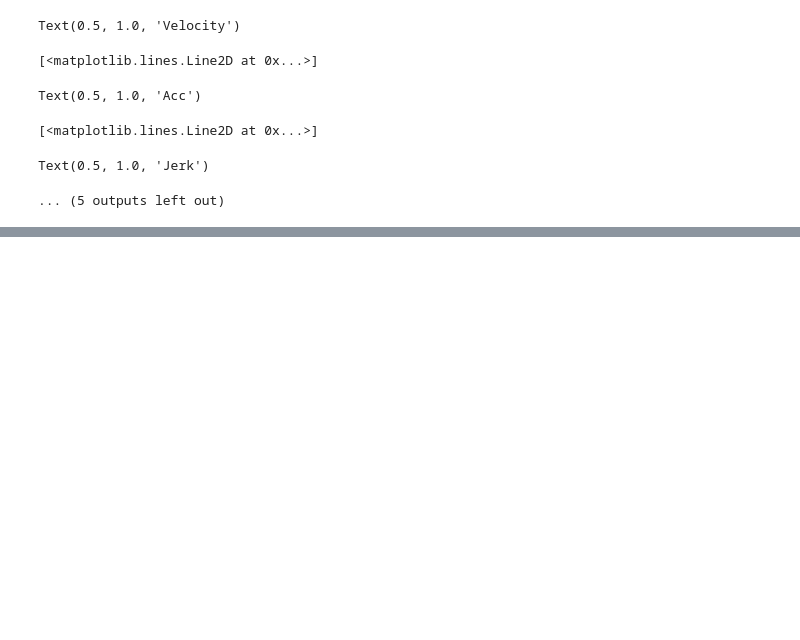
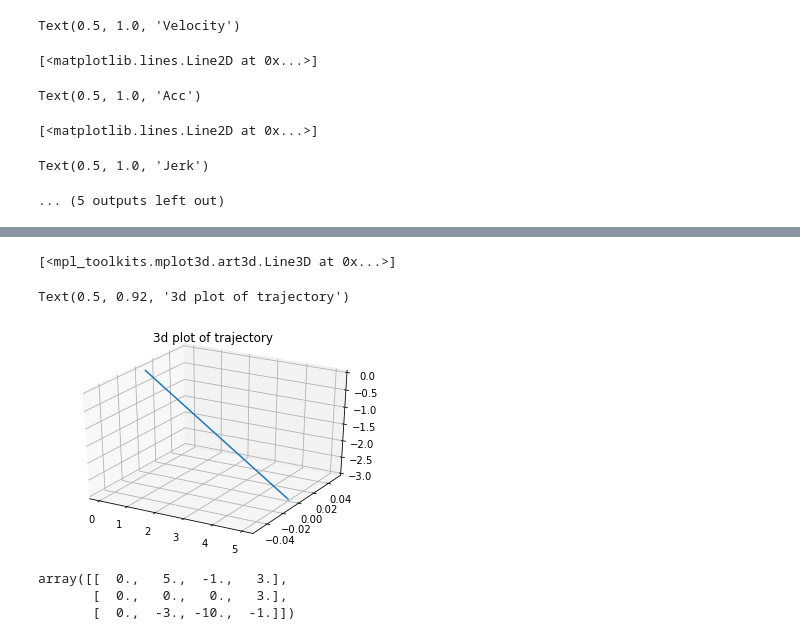
Before and after one commit to huiyulhy/px4-offboard, a Jupyter notebook: px4_offboard/test_quintic_polynomials.ipynb, the cells around one changed output, grey strips where cells are left out. Cells and saved outputs as stored; diff of their text form; code cells hidden in the pictures; blank space fills up the shorter version.

Commit message:
add polynomial generator

```diff
--- a/px4_offboard/test_quintic_polynomials.ipynb
+++ b/px4_offboard/test_quintic_polynomials.ipynb
@@ -149,18 +124,0 @@ array([5., 0., 0.])
-# %%
-# Visualize polynomial segment
-# Visualize results for 3d polynomial generation
-t = np.linspace(0, t_seg[0])
-x = np.poly1d(np.squeeze(x_coeffs))
-x_d = np.polyder(x, 1)
-x_dd = np.polyder(x, 2)
-x_ddd = np.polyder(x, 3)
-
-y = np.poly1d(np.squeeze(y_coeffs))
-y_d = np.polyder(y, 1)
-y_dd = np.polyder(y, 2)
-y_ddd = np.polyder(y, 3)
-
-z = np.poly1d(np.squeeze(z_coeffs))
-z_d = np.polyder(z, 1)
-z_dd = np.polyder(z, 2)
-z_ddd = np.polyder(z, 3)
@@ -265,0 +125,11 @@ Text(0.5, 1.0, 'Velocity')
+# %%
+# Visualize full trajectory in 3d
+fig = plt.figure()
+ax = plt.axes(projection='3d')
+ax.plot3D(np.polyval(x, t-3.0), np.polyval(y, t-3.0), np.polyval(z, t-3.0))
+ax.set_title('3d plot of trajectory')
+plt.show()
+# %% [output]
+[<mpl_toolkits.mplot3d.art3d.Line3D at 0x...>]
+Text(0.5, 0.92, '3d plot of trajectory')
+[figure, added]
@@ -265,0 +143,6 @@ Text(0.5, 1.0, 'Velocity')
+# %%
+waypoints
+# %% [output]
+array([[  0.,   5.,  -1.,   3.],
+       [  0.,   0.,   0.,   3.],
+       [  0.,  -3., -10.,  -1.]])
```
Also changed, not shown: parts of 19 cells of this notebook, 1 other file.
